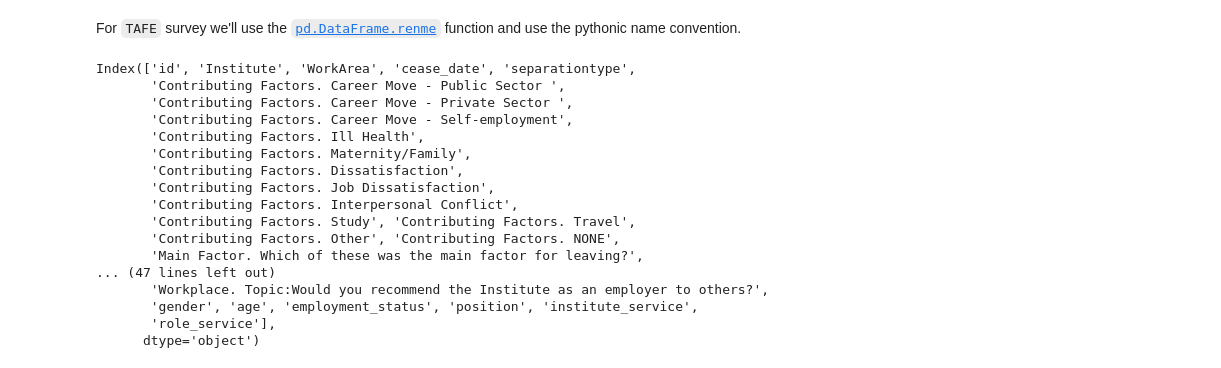
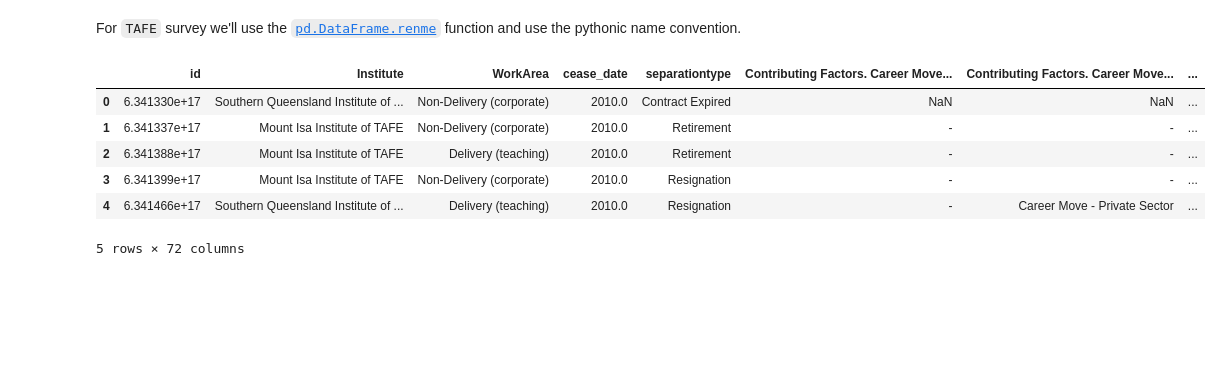
Before and after one commit to aguirredaniel/dataquest-projects, a Jupyter notebook: Clean_And_Analyze_Employee_Exit_Survey/basic.ipynb, the cells around one changed output. Drawn from its saved outputs; the diff is of its cells as text; code cells hidden in the pictures; blank space fills up the shorter version.

```diff
--- a/Clean_And_Analyze_Employee_Exit_Survey/basic.ipynb
+++ b/Clean_And_Analyze_Employee_Exit_Survey/basic.ipynb
@@ -214,32 +229,22 @@ For `TAFE` survey we'll use the  [`pd.DataFrame.renme`](https://pandas.pydata.or
 # %%
 rename_columns= {'Record ID': 'id',
 'CESSATION YEAR': 'cease_date',
 'Reason for ceasing employment': 'separationtype',
 'Gender. What is your Gender?': 'gender',
 'CurrentAge. Current Age': 'age',
 'Employment Type. Employment Type': 'employment_status',
 'Classification. Classification': 'position',
 'LengthofServiceOverall. Overall Length of Service at Institute (in years)': 'institute_service',
 'LengthofServiceCurrent. Length of Service at current workplace (in years)': 'role_service'}
 
 tafe_survey.rename(columns=rename_columns, inplace=True)
 
-tafe_survey.columns
+tafe_survey.head()
 # %% [output]
+|  | id | Institute | WorkArea | cease_date | separationtype | Contributing Factors. Career Move... | Contributing Factors. Career Move... | ... |
+| 0 | 6.341330e+17 | Southern Queensland Institute of ... | Non-Delivery (corporate) | 2010.0 | Contract Expired | NaN | NaN | ... |
+| 1 | 6.341337e+17 | Mount Isa Institute of TAFE | Non-Delivery (corporate) | 2010.0 | Retirement | - | - | ... |
+| 2 | 6.341388e+17 | Mount Isa Institute of TAFE | Delivery (teaching) | 2010.0 | Retirement | - | - | ... |
+| 3 | 6.341399e+17 | Mount Isa Institute of TAFE | Non-Delivery (corporate) | 2010.0 | Resignation | - | - | ... |
+| 4 | 6.341466e+17 | Southern Queensland Institute of ... | Delivery (teaching) | 2010.0 | Resignation | - | Career Move - Private Sector | ... |
-Index(['id', 'Institute', 'WorkArea', 'cease_date', 'separationtype',
-       'Contributing Factors. Career Move - Public Sector ',
-       'Contributing Factors. Career Move - Private Sector ',
-       'Contributing Factors. Career Move - Self-employment',
-       'Contributing Factors. Ill Health',
-       'Contributing Factors. Maternity/Family',
-       'Contributing Factors. Dissatisfaction',
-       'Contributing Factors. Job Dissatisfaction',
-       'Contributing Factors. Interpersonal Conflict',
-       'Contributing Factors. Study', 'Contributing Factors. Travel',
-       'Contributing Factors. Other', 'Contributing Factors. NONE',
-       'Main Factor. Which of these was the main factor for leaving?',
-... (47 lines left out)
-       'Workplace. Topic:Would you recommend the Institute as an employer to others?',
-       'gender', 'age', 'employment_status', 'position', 'institute_service',
-       'role_service'],
-      dtype='object')
+5 rows × 72 columns
```
Also changed, not shown: parts of 3 cells of this notebook.
